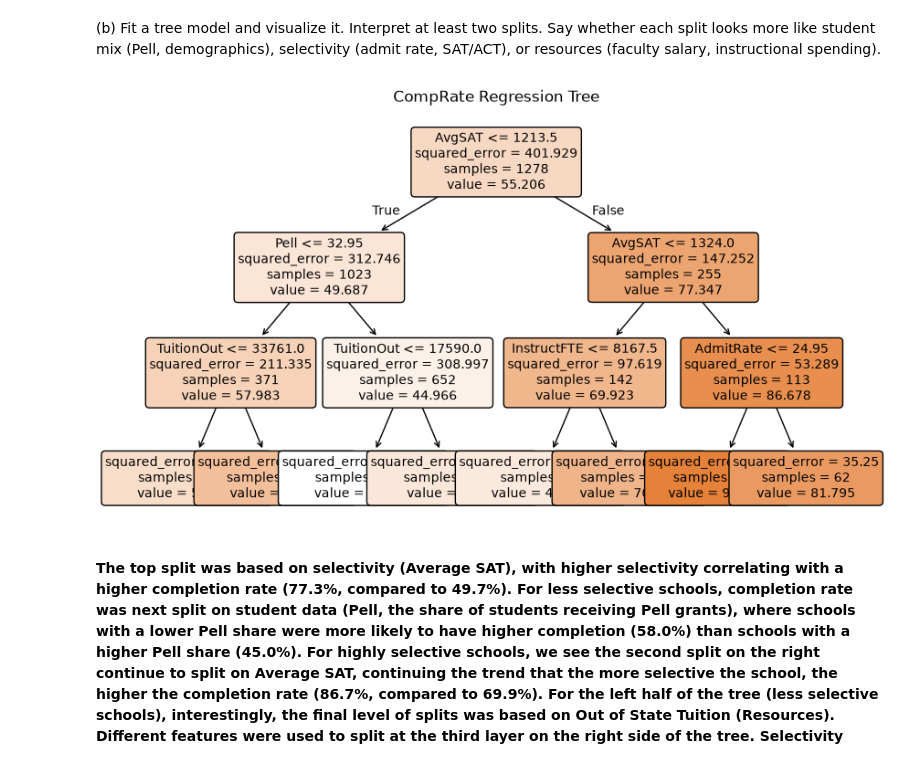
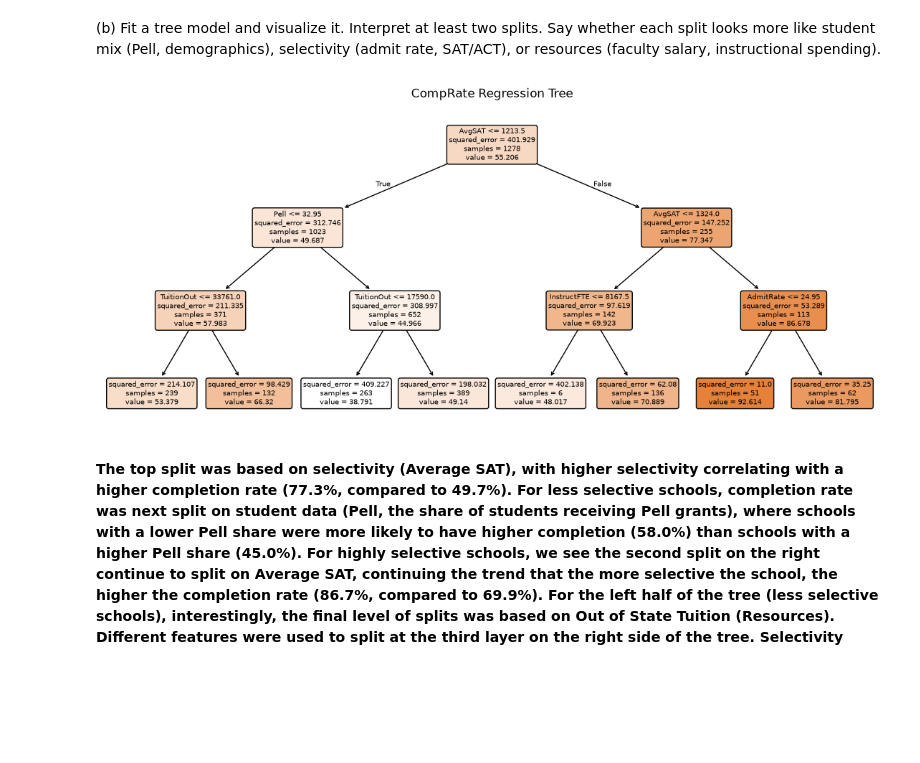
Before and after one commit to uiuc-msynowiec/cs598_psl, a Jupyter notebook: CodingAssignments/CA3/CS598_PSL_CA_3.ipynb, the cells around one changed output. Drawn from its saved outputs; the diff is of its cells as text; code cells hidden in the pictures; blank space fills up the shorter version.

```diff
--- a/CodingAssignments/CA3/CS598_PSL_CA_3.ipynb
+++ b/CodingAssignments/CA3/CS598_PSL_CA_3.ipynb
@@ -194,28 +194,28 @@ Index(['Control', 'Region', 'Locale'], dtype='str')
 # %%
 import matplotlib.pyplot as plt
 
 from sklearn.model_selection import GridSearchCV, train_test_split
 from sklearn.tree import DecisionTreeRegressor, plot_tree
 
 tree = DecisionTreeRegressor(
     max_depth=3,
     min_impurity_decrease=0.008,
     random_state=RANDOM_SEED,
 )
 tree.fit(X_train, y_train)
 
 plt.figure(figsize=(14, 6))
 plot_tree(
     tree,
     feature_names=list(X_train.columns),
     filled=True,
     rounded=True,
-    fontsize=8,
+    fontsize=7,
 )
 plt.title("CompRate Regression Tree")
 plt.show()
 # %% [output]
-[figure, old version]
+[figure, new version]
 # %% [markdown]
 **The top split was based on selectivity (Average SAT), with higher selectivity correlating with a higher completion rate (77.3%, compared to 49.7%). For less selective schools, completion rate was next split on student data (Pell, the share of students receiving Pell grants), where schools with a lower Pell share were more likely to have higher completion (58.0%) than schools with a higher Pell share (45.0%). For highly selective schools, we see the second split on the right continue to split on Average SAT, continuing the trend that the more selective the school, the higher the completion rate (86.7%, compared to 69.9%). For the left half of the tree (less selective schools), interestingly, the final level of splits was based on Out of State Tuition (Resources). Different features were used to split at the third layer on the right side of the tree. Selectivity (Admission Rate) split the right most leaf nodes, with the lowest admission rate group at the far right. The final split, for schools with Average SAT score greater than 1213.5 and less than 1324.0, was Instructional Spending per FTE Student (Resources).**
 # %% [markdown]
```
Also changed, not shown: parts of 9 cells of this notebook.
